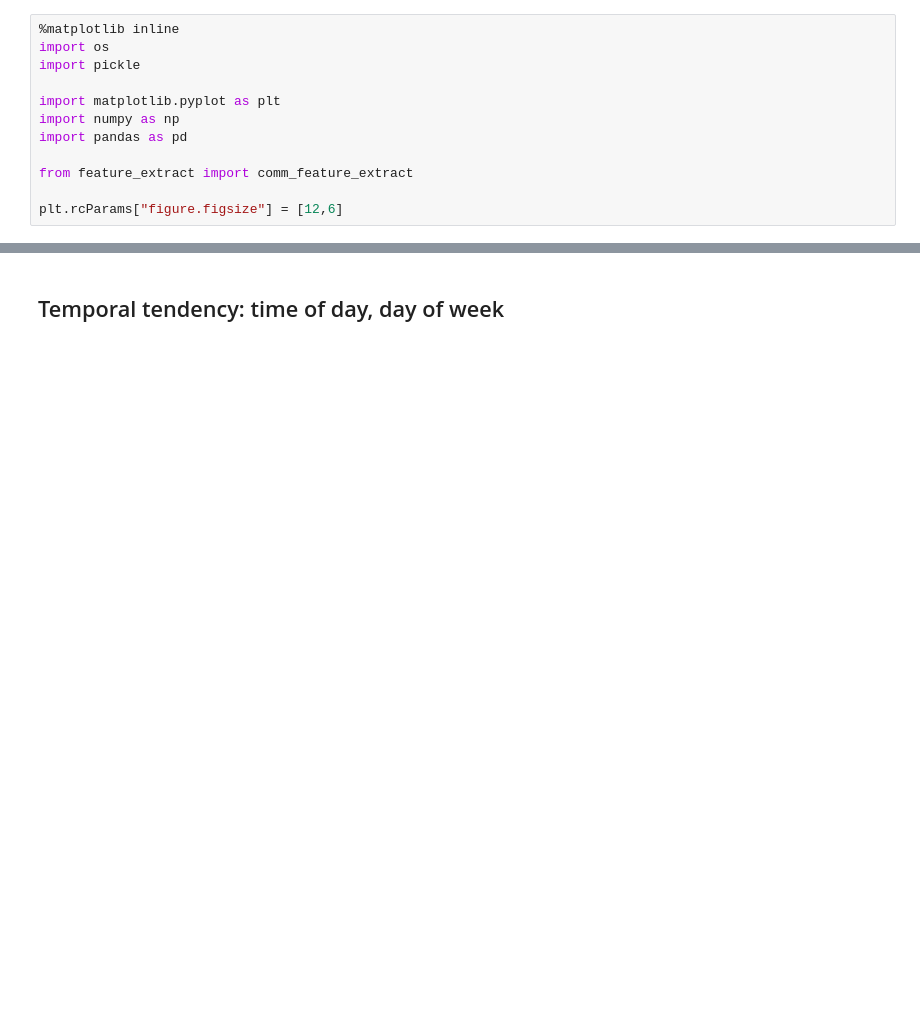
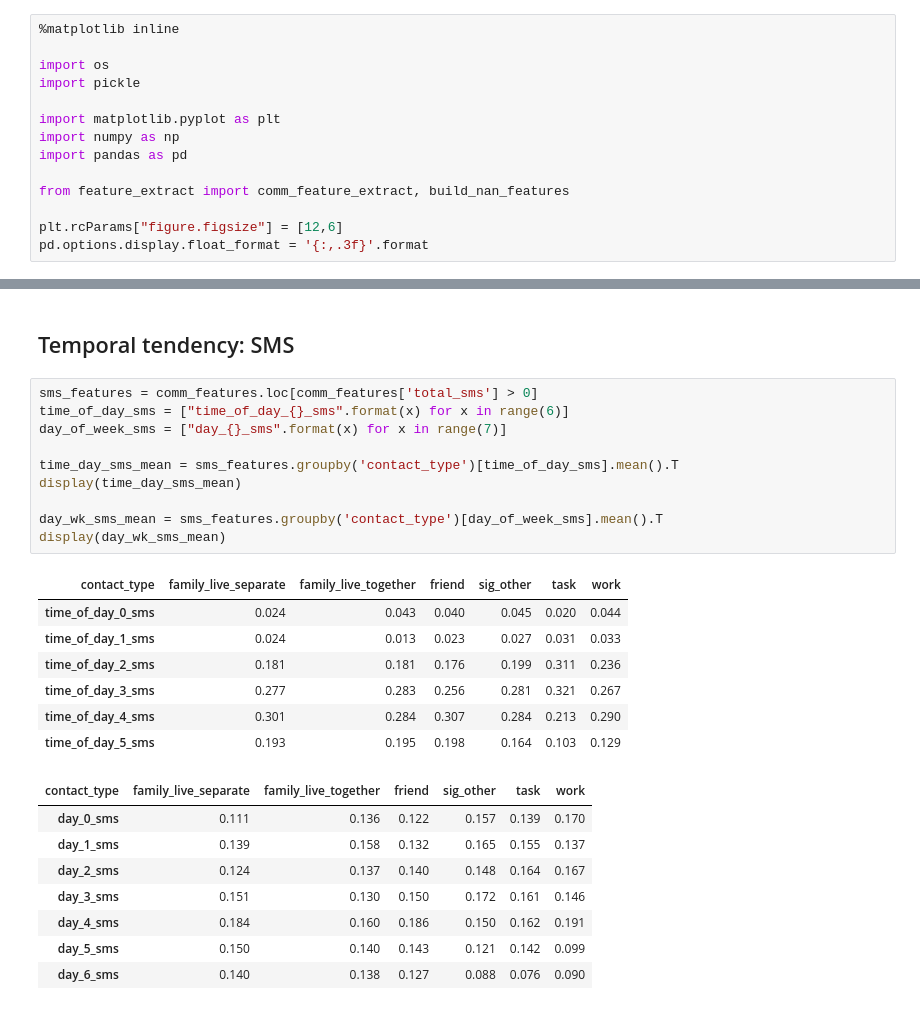
Before and after one commit to tliu526/relationship-prediction, a Jupyter notebook: feature_extract/feature_extract.ipynb, the cells around one changed output, grey strips where cells are left out. Saved outputs shown, nothing was run; the diff lists cells and outputs as text; blank space fills up the shorter version.

```diff
--- a/feature_extract/feature_extract.ipynb
+++ b/feature_extract/feature_extract.ipynb
@@ -3,5 +36,6 @@
 # %%
 %matplotlib inline
+
 import os
 import pickle
 
@@ -9,6 +43,7 @@ import matplotlib.pyplot as plt
 import numpy as np
 import pandas as pd
 
-from feature_extract import comm_feature_extract
+from feature_extract import comm_feature_extract, build_nan_features
 
 plt.rcParams["figure.figsize"] = [12,6]
+pd.options.display.float_format = '{:,.3f}'.format
@@ -52,2 +118,28 @@ comm_features.loc[comm_features['contact_type'] == 'task'][['reg_comm', 'reg_sms
 # %% [markdown]
-## Temporal tendency: time of day, day of week
+## Temporal tendency: SMS
+# %%
+sms_features = comm_features.loc[comm_features['total_sms'] > 0]
+time_of_day_sms = ["time_of_day_{}_sms".format(x) for x in range(6)]
+day_of_week_sms = ["day_{}_sms".format(x) for x in range(7)]
+
+time_day_sms_mean = sms_features.groupby('contact_type')[time_of_day_sms].mean().T
+display(time_day_sms_mean)
+
+day_wk_sms_mean = sms_features.groupby('contact_type')[day_of_week_sms].mean().T
+display(day_wk_sms_mean)
+# %% [output]
+| contact_type | family_live_separate | family_live_together | friend | sig_other | task | work |
+| time_of_day_0_sms | 0.024 | 0.043 | 0.040 | 0.045 | 0.020 | 0.044 |
+| time_of_day_1_sms | 0.024 | 0.013 | 0.023 | 0.027 | 0.031 | 0.033 |
+| time_of_day_2_sms | 0.181 | 0.181 | 0.176 | 0.199 | 0.311 | 0.236 |
+| time_of_day_3_sms | 0.277 | 0.283 | 0.256 | 0.281 | 0.321 | 0.267 |
+| time_of_day_4_sms | 0.301 | 0.284 | 0.307 | 0.284 | 0.213 | 0.290 |
+| time_of_day_5_sms | 0.193 | 0.195 | 0.198 | 0.164 | 0.103 | 0.129 |
+| contact_type | family_live_separate | family_live_together | friend | sig_other | task | work |
+| day_0_sms | 0.111 | 0.136 | 0.122 | 0.157 | 0.139 | 0.170 |
+| day_1_sms | 0.139 | 0.158 | 0.132 | 0.165 | 0.155 | 0.137 |
+| day_2_sms | 0.124 | 0.137 | 0.140 | 0.148 | 0.164 | 0.167 |
+| day_3_sms | 0.151 | 0.130 | 0.150 | 0.172 | 0.161 | 0.146 |
+| day_4_sms | 0.184 | 0.160 | 0.186 | 0.150 | 0.162 | 0.191 |
+| day_5_sms | 0.150 | 0.140 | 0.143 | 0.121 | 0.142 | 0.099 |
+| day_6_sms | 0.140 | 0.138 | 0.127 | 0.088 | 0.076 | 0.090 |
```
Also changed, not shown: parts of 28 cells of this notebook.
